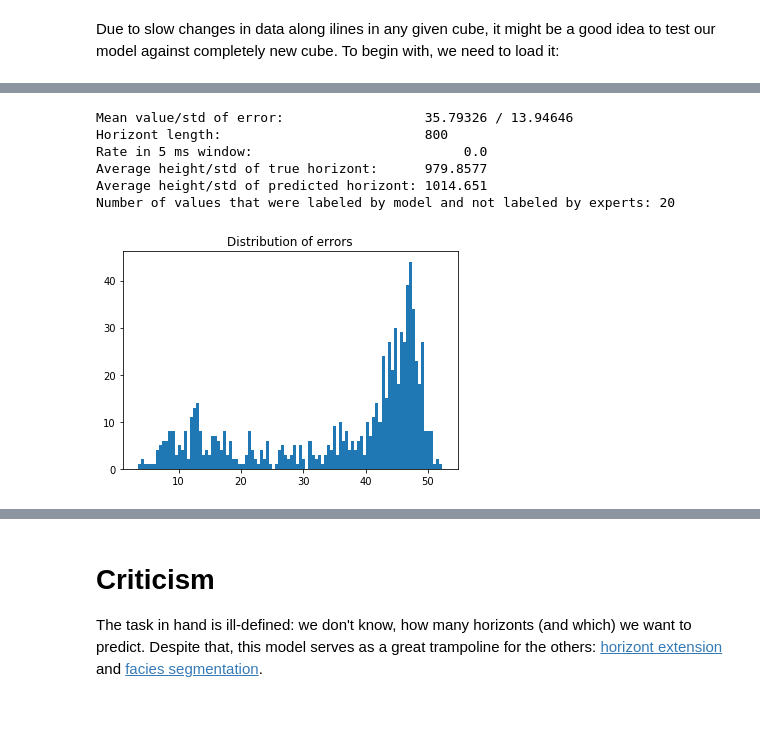
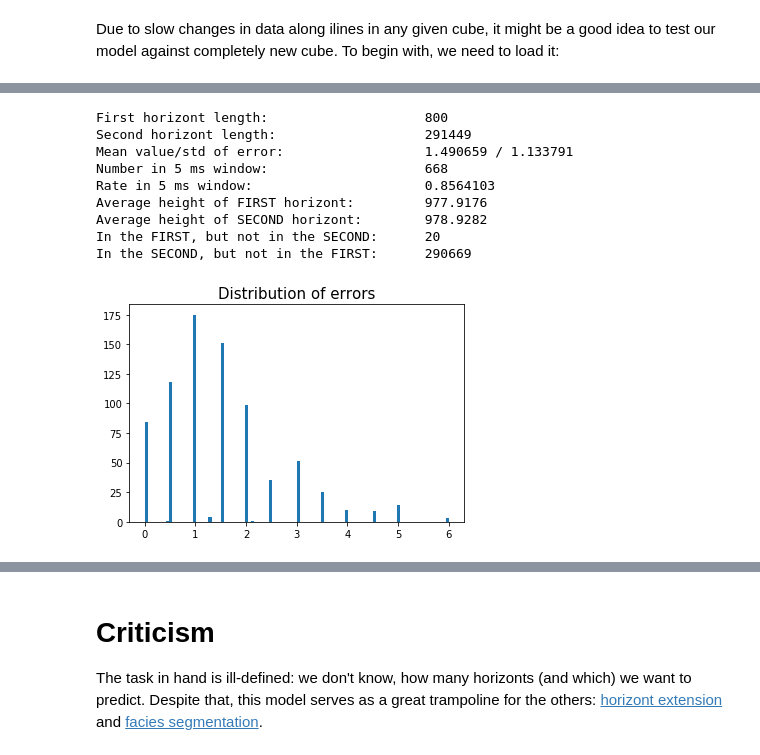
Before and after one commit to sadaqatali2027/seismiqb-1, a Jupyter notebook: models/Horizonts_detection.ipynb, the cells around one changed output, grey strips where cells are left out. Saved outputs shown, nothing was run; the diff lists cells and outputs as text; code cells hidden in the pictures; blank space fills up the shorter version.

```diff
--- a/models/Horizonts_detection.ipynb
+++ b/models/Horizonts_detection.ipynb
@@ -411,13 +413,16 @@ _ = [print(len(item)) for item in test_ds.horizons[:10]]
 # %%
-compare(test_ds, test_ds.horizons[0])
+_ = test_ds.compare_to_labels(test_ds.horizons[0], cube_idx=0)
 # %% [output]
-Mean value/std of error:                  35.79326 / 13.94646
-Horizont length:                          800
-Rate in 5 ms window:                           0.0
-Average height/std of true horizont:      979.8577
-Average height/std of predicted horizont: 1014.651
-Number of values that were labeled by model and not labeled by experts: 20
+First horizont length:                    800
+Second horizont length:                   291449
+Mean value/std of error:                  1.490659 / 1.133791
+Number in 5 ms window:                    668
+Rate in 5 ms window:                      0.8564103
+Average height of FIRST horizont:         977.9176
+Average height of SECOND horizont:        978.9282
+In the FIRST, but not in the SECOND:      20
+In the SECOND, but not in the FIRST:      290669
-[figure, old version]
+[figure, new version]
 # %% [markdown]
 <a id='criticism'></a>
 # %% [markdown]
```
Also changed, not shown: parts of 14 cells of this notebook.
